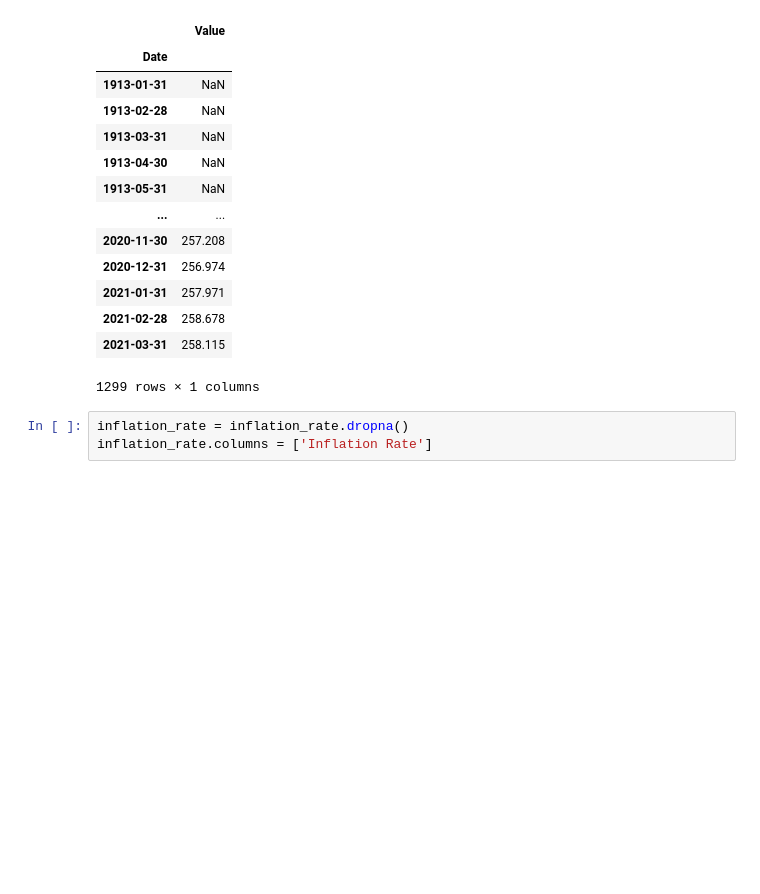
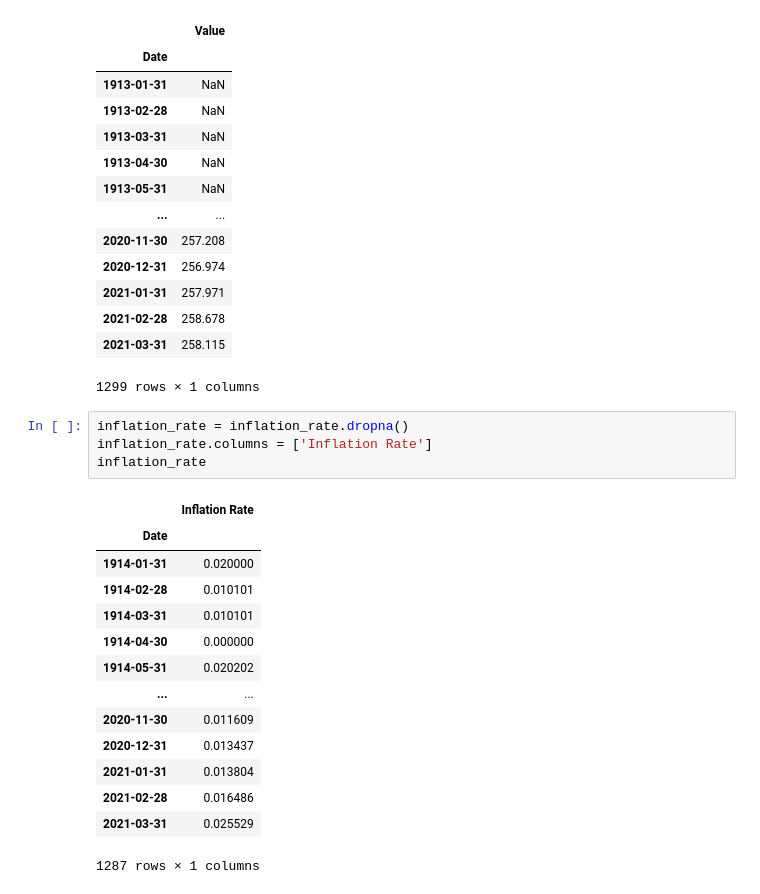
Before and after one commit to 44nash/project_1, a Jupyter notebook: data.ipynb, the cells around one changed output. Cells and saved outputs as stored; diff of their text form; blank space fills up the shorter version.

```diff
--- a/data.ipynb
+++ b/data.ipynb
@@ -48,6 +48,22 @@ CPI_USA.shift(12)
 # %%
 inflation_rate = inflation_rate.dropna()
 inflation_rate.columns = ['Inflation Rate']
+inflation_rate
+# %% [output]
+|  | Inflation Rate |
+| Date |  |
+| 1914-01-31 | 0.020000 |
+| 1914-02-28 | 0.010101 |
+| 1914-03-31 | 0.010101 |
+| 1914-04-30 | 0.000000 |
+| 1914-05-31 | 0.020202 |
+| ... | ... |
+| 2020-11-30 | 0.011609 |
+| 2020-12-31 | 0.013437 |
+| 2021-01-31 | 0.013804 |
+| 2021-02-28 | 0.016486 |
+| 2021-03-31 | 0.025529 |
+1287 rows × 1 columns
 # %%
 plot = px.line(inflation_rate)
 plot
```
Also changed, not shown: parts of 1 cell of this notebook, 1 other file.
